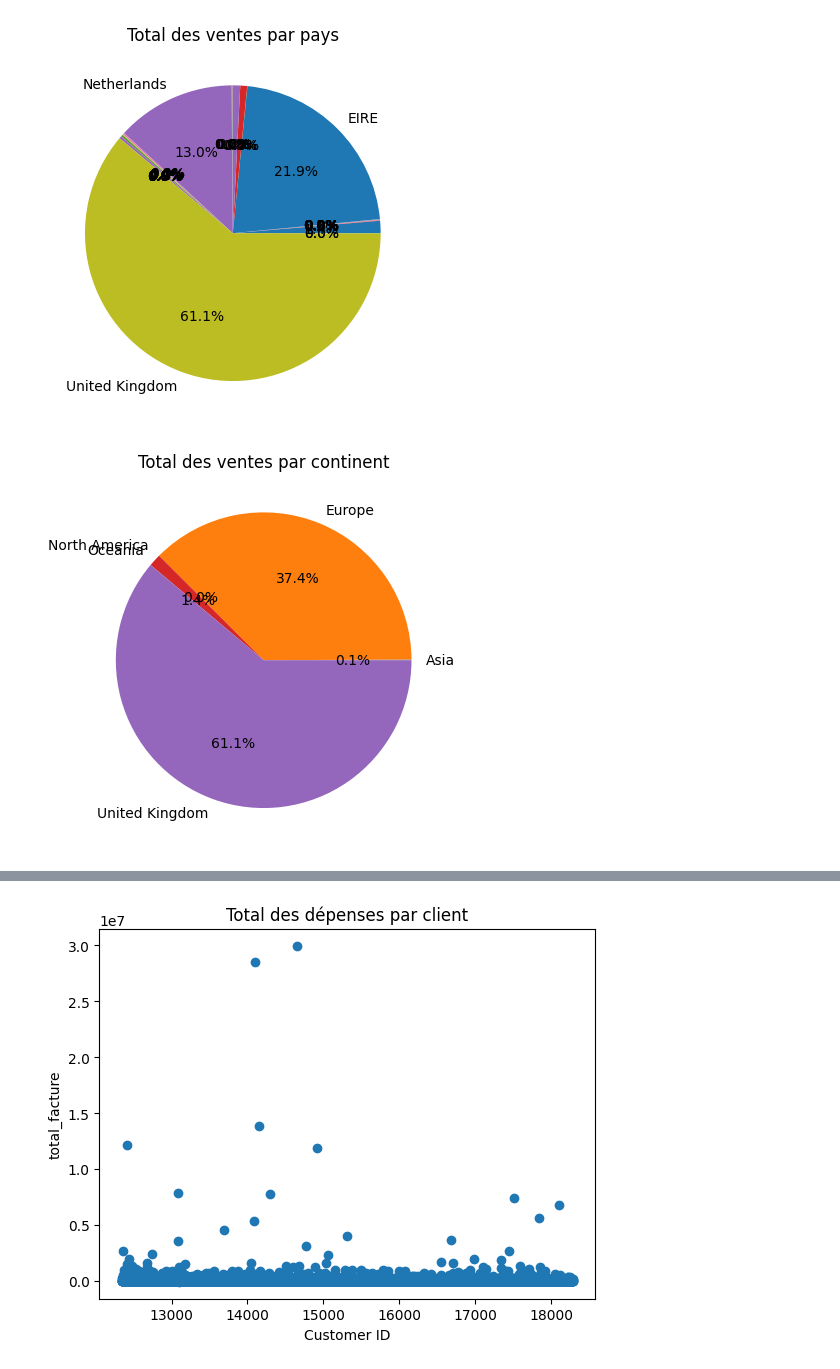
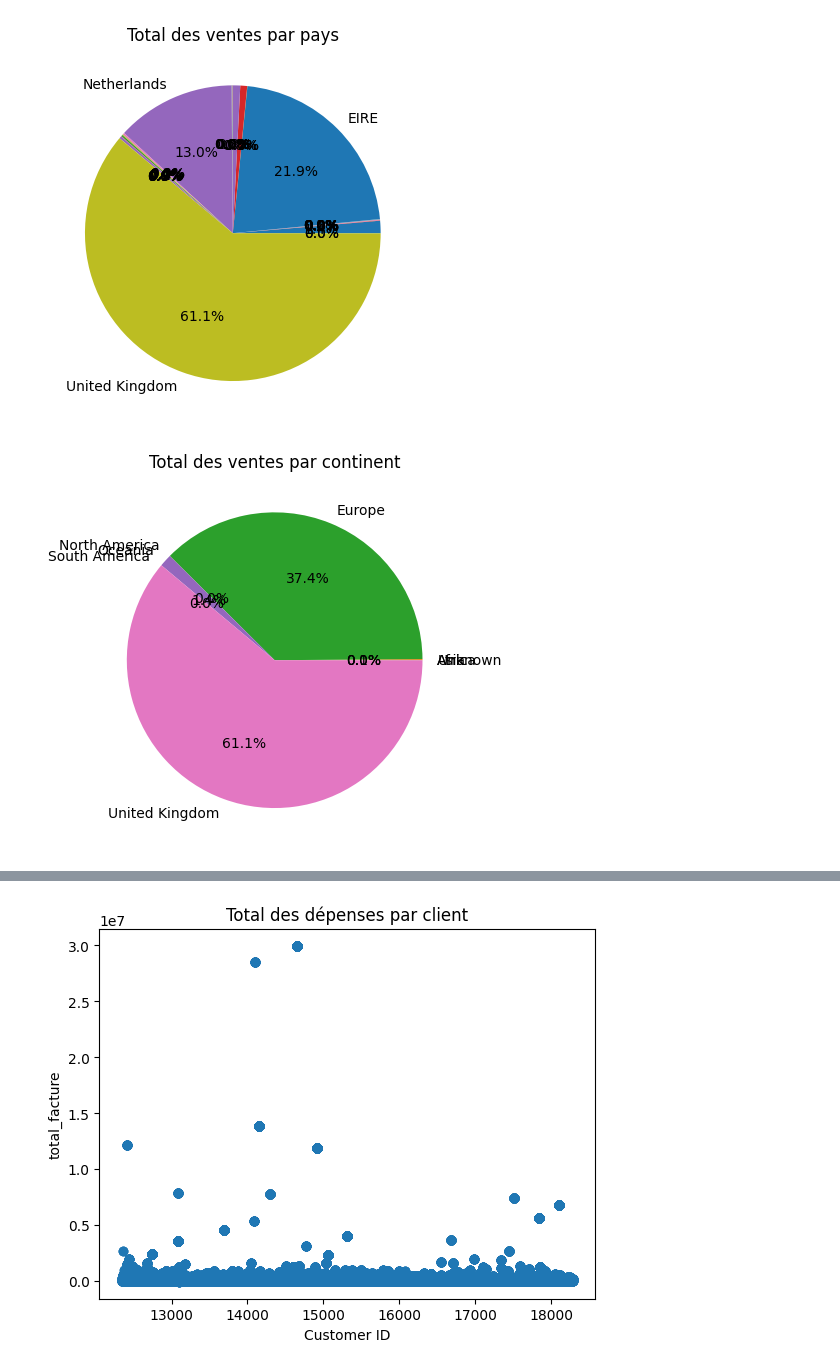
Before and after one commit to amineelbb/cluster, a Jupyter notebook: 2_visu_graph.ipynb, the cells around one changed output, grey strips where cells are left out. Saved outputs shown, nothing was run; the diff lists cells and outputs as text; code cells hidden in the pictures.

```diff
--- a/2_visu_graph.ipynb
+++ b/2_visu_graph.ipynb
@@ -85,0 +110,6 @@ plt.show()
+# %%
+df['Continent'] = df['Country'].map(country_to_continent)
+data = df[df['Invoice'].str.contains('C')].groupby('Continent')['Customer ID'].nunique()
+plt.pie(data, labels=data.index, autopct='%1.1f%%')
+plt.title('La répartition des clients qui ont annulé par continent sans compter UK')
+plt.show()
@@ -101,38 +133,55 @@ plt.show()
 [figure]
 # %%
 country_to_continent = {
-    'United Kingdom': 'United Kingdom',
-    'France': 'Europe',
-    'USA': 'North America',
-    'Belgium': 'Europe',
-    'Australia': 'Oceania',
-    'EIRE': 'Europe',
-    'Germany': 'Europe',
-    'Portugal': 'Europe',
-    'Japan': 'Asia',
-    'Denmark': 'Europe',
-    'Netherlands': 'Europe',
-    'Poland': 'Europe',
-    'Spain': 'Europe',
-    'Channel Islands': 'Europe',
-    'Italy': 'Europe',
-    'Cyprus': 'Asia',
-    'Greece': 'Europe',
-    'Norway': 'Europe',
-    'Austria': 'Europe',
-    'Sweden': 'Europe',
-    'United Arab Emirates': 'Asia',
-    'Finland': 'Europe',
-    'Switzerland': 'Europe',
-    # Add the remaining countries here
+'United Kingdom': 'United Kingdom',
+'France': 'Europe',
+'USA': 'North America',
+'Belgium': 'Europe',
+'Australia': 'Oceania',
+'EIRE': 'Europe',
+'Germany': 'Europe',
+'Portugal': 'Europe',
+'Japan': 'Asia',
+'Denmark': 'Europe',
+'Netherlands': 'Europe',
+'Poland': 'Europe',
+'Spain': 'Europe',
+'Channel Islands': 'Europe',
+'Italy': 'Europe',
+'Cyprus': 'Asia',
+'Greece': 'Europe',
+'Norway': 'Europe',
+'Austria': 'Europe',
+'Sweden': 'Europe',
+'United Arab Emirates': 'Asia',
+'Finland': 'Europe',
+'Switzerland': 'Europe',
+'Unspecified': 'Unknown',
+'Nigeria': 'Africa',
+'Malta': 'Europe',
+'RSA': 'Africa',
+'Singapore': 'Asia',
+'Bahrain': 'Asia',
+'Thailand': 'Asia',
+'Israel': 'Asia',
+'Lithuania': 'Europe',
+'West Indies': 'North America',
+'Korea': 'Asia',
+'Brazil': 'South America',
+'Canada': 'North America',
+'Iceland': 'Europe',
+'Lebanon': 'Asia',
+'Saudi Arabia': 'Asia',
+'Czech Republic': 'Europe',
+'European Community': 'Europe'
 }
 
 df['Continent'] = df['Country'].map(country_to_continent)
 
-data = df.groupby('Continent')['total_client_années'].sum()
+data = df.groupby('Continent')['Montant'].sum()
 plt.pie(data, labels=data.index, autopct='%1.1f%%')
 plt.title('Total des ventes par continent')
 plt.show()
 # %% [output]
-[figure, old version]
+[figure, new version]
 # %%
```
Also changed, not shown: parts of 37 cells of this notebook, 2 other files.
